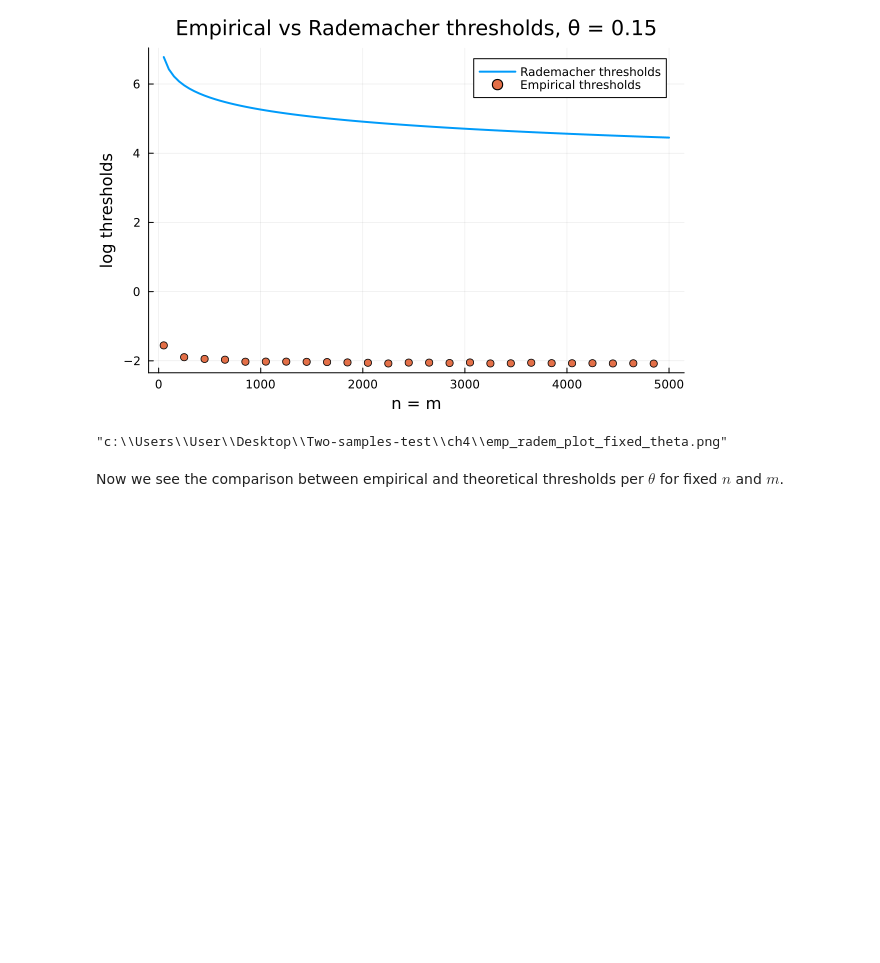
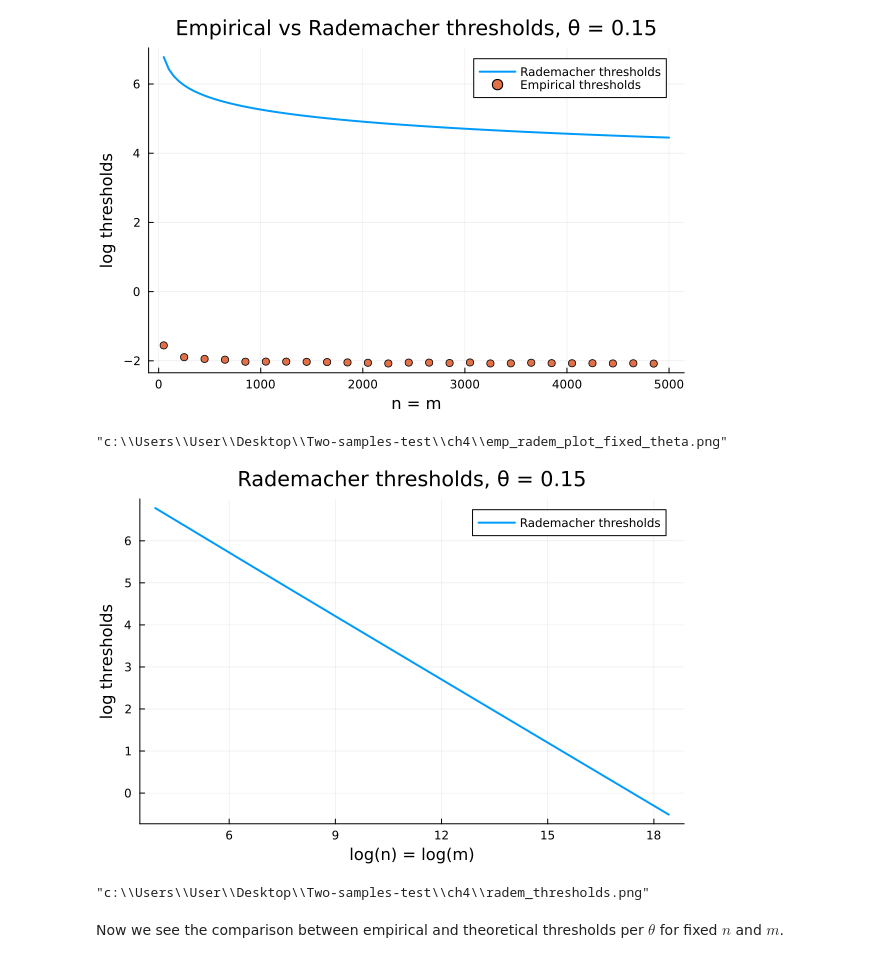
Before and after one commit to giorgikanchaveli/Two-samples-test, a Jupyter notebook: rademacherthreshold.ipynb, the cells around one changed output. Saved outputs shown, nothing was run; the diff lists cells and outputs as text; code cells hidden in the pictures; blank space fills up the shorter version.

Commit message:
added log(n) on radem threshold plot

```diff
--- a/rademacherthreshold.ipynb
+++ b/rademacherthreshold.ipynb
@@ -153,6 +153,24 @@ filepath = joinpath(pwd(), "ch4")
 savefig(emp_radem_plot_fixed_theta, joinpath(filepath, "emp_radem_plot_fixed_theta.png"))
 # %% [output]
 "c:\\Users\\User\\Desktop\\Two-samples-test\\ch4\\emp_radem_plot_fixed_theta.png"
+# %%
+ns_radem = collect(50:1000:100000000) # list of n = m values for rademacher thresholds
+radem_thresholds = zeros(length(ns_radem))
+k = 2.0
+θ = 0.15
+ radem_thresholds= rademacher_threshold.(ns_radem, ns_radem, θ, k)
+log_thresholds = log.(radem_thresholds)
+
+
+radem_plot = plot(xlabel = "log(n) = log(m)", ylabel ="log thresholds", title = "Rademacher thresholds, θ = $θ", legend = :topright)
+plot!(radem_plot, log.(ns_radem), log_thresholds, label = "Rademacher thresholds", lw = 2)
+# %% [output]
+[figure, added]
+# %%
+filepath = joinpath(pwd(), "ch4")
+savefig(radem_plot, joinpath(filepath, "radem_thresholds.png"))
+# %% [output]
+"c:\\Users\\User\\Desktop\\Two-samples-test\\ch4\\radem_thresholds.png"
 # %% [markdown]
 Now we see the comparison between empirical and theoretical thresholds per $\theta$ for fixed $n$ and $m$.
 # %%
```
Also changed, not shown: 1 other file.
